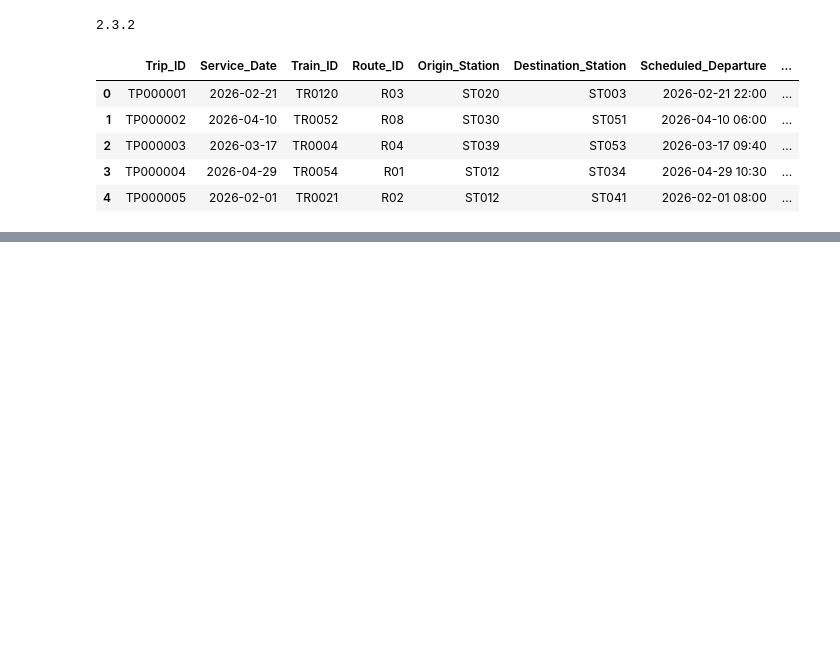
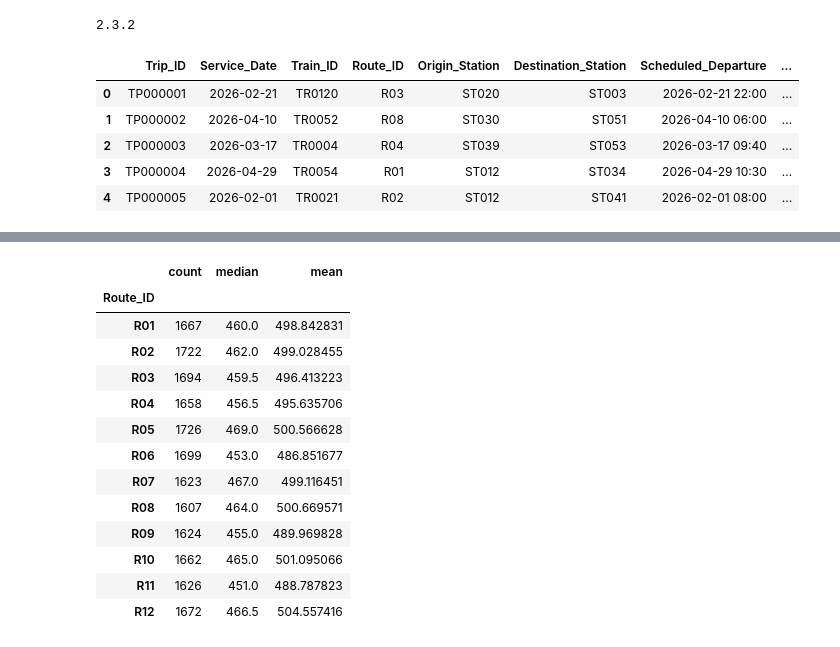
Before and after one commit to hemanthtavva/10k-coders, a Jupyter notebook: Py_Data_Analysis/pandass/metro/metro_analysis.ipynb, the cells around one changed output, grey strips where cells are left out. Saved outputs shown, nothing was run; the diff lists cells and outputs as text; code cells hidden in the pictures; blank space fills up the shorter version.

```diff
--- a/Py_Data_Analysis/pandass/metro/metro_analysis.ipynb
+++ b/Py_Data_Analysis/pandass/metro/metro_analysis.ipynb
@@ -17,0 +322,19 @@ trips.head()
+# %%
+trips.groupby("Route_ID")["Passenger_Count"].agg(
+    ["count", "median", "mean"]
+)
+# %% [output]
+|  | count | median | mean |
+| Route_ID |  |  |  |
+| R01 | 1667 | 460.0 | 498.842831 |
+| R02 | 1722 | 462.0 | 499.028455 |
+| R03 | 1694 | 459.5 | 496.413223 |
+| R04 | 1658 | 456.5 | 495.635706 |
+| R05 | 1726 | 469.0 | 500.566628 |
+| R06 | 1699 | 453.0 | 486.851677 |
+| R07 | 1623 | 467.0 | 499.116451 |
+| R08 | 1607 | 464.0 | 500.669571 |
+| R09 | 1624 | 455.0 | 489.969828 |
+| R10 | 1662 | 465.0 | 501.095066 |
+| R11 | 1626 | 451.0 | 488.787823 |
+| R12 | 1672 | 466.5 | 504.557416 |
```
Also changed, not shown: parts of 38 cells of this notebook.
